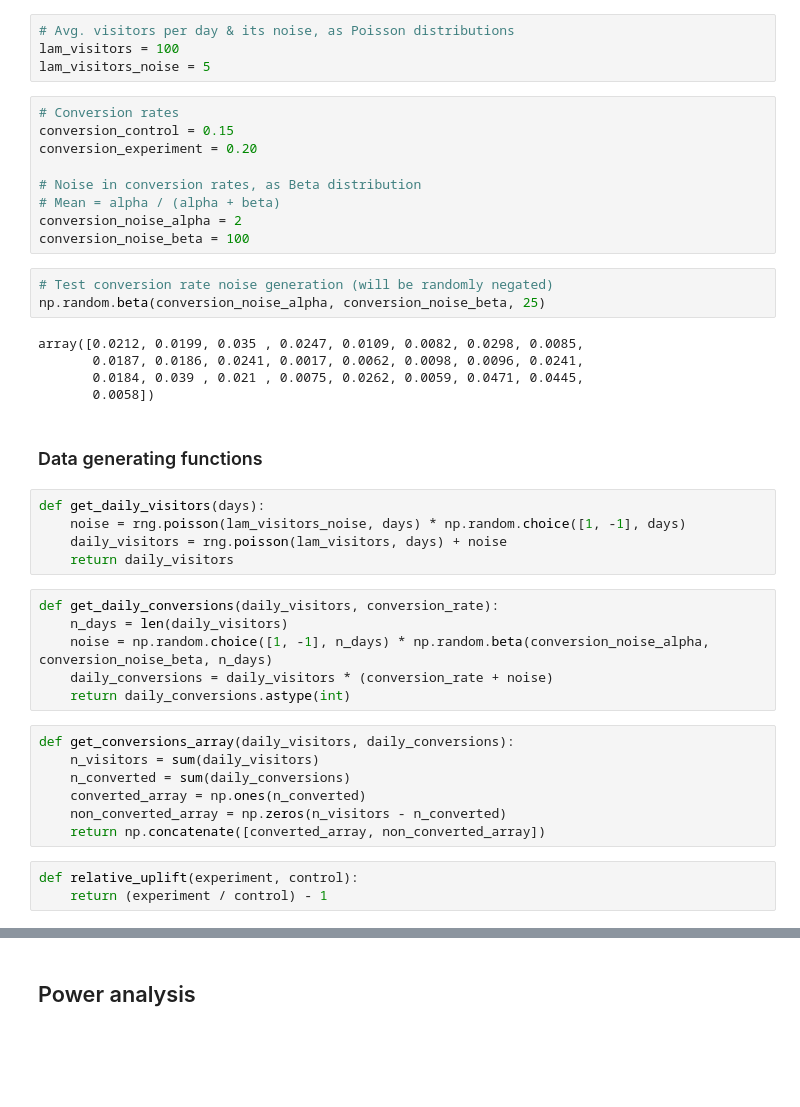
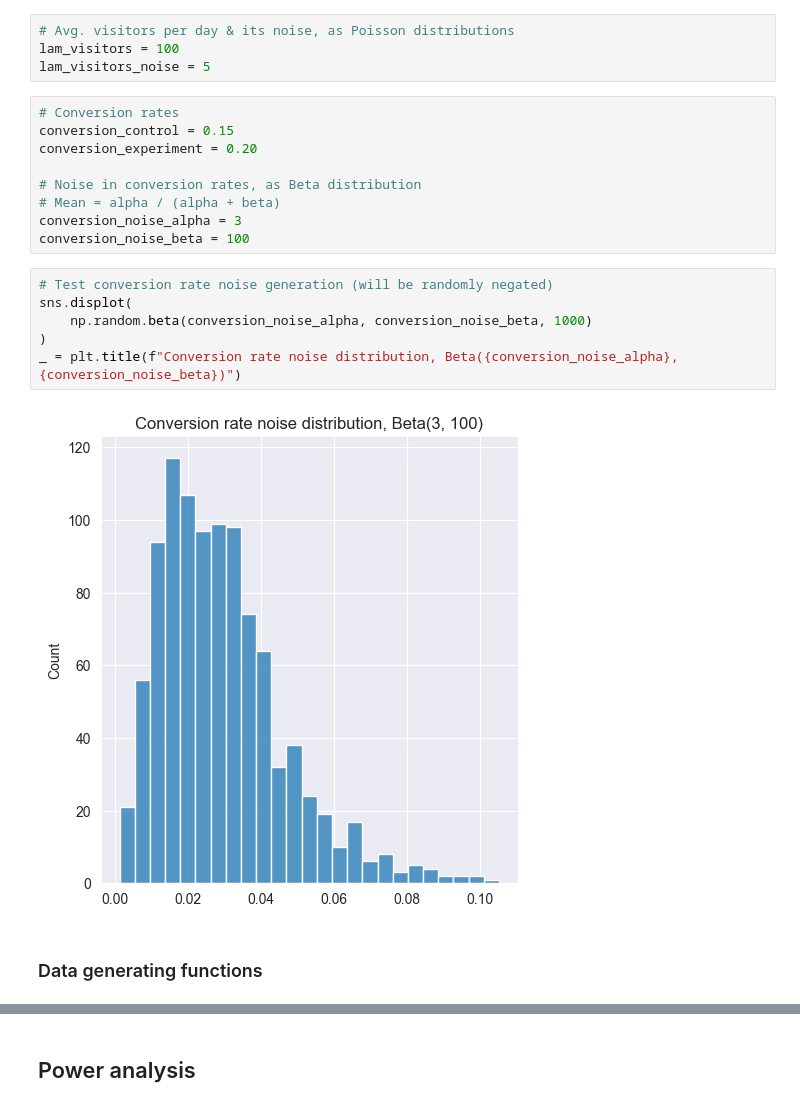
Before and after one commit to AhmetZamanis/BayesianModelingExperiments, a Jupyter notebook: a-b-testing/uplift-frequentist.ipynb, the cells around one changed output, grey strips where cells are left out. Saved outputs shown, nothing was run; the diff lists cells and outputs as text; blank space fills up the shorter version.

```diff
--- a/a-b-testing/uplift-frequentist.ipynb
+++ b/a-b-testing/uplift-frequentist.ipynb
@@ -36,39 +37,18 @@ conversion_experiment = 0.20
 
 # Noise in conversion rates, as Beta distribution
 # Mean = alpha / (alpha + beta)
-conversion_noise_alpha = 2
+conversion_noise_alpha = 3
 conversion_noise_beta = 100
 # %%
 # Test conversion rate noise generation (will be randomly negated)
-np.random.beta(conversion_noise_alpha, conversion_noise_beta, 25)
+sns.displot(
+    np.random.beta(conversion_noise_alpha, conversion_noise_beta, 1000)
+)
+_ = plt.title(f"Conversion rate noise distribution, Beta({conversion_noise_alpha}, {conversion_noise_beta})")
 # %% [output]
-array([0.0212, 0.0199, 0.035 , 0.0247, 0.0109, 0.0082, 0.0298, 0.0085,
-       0.0187, 0.0186, 0.0241, 0.0017, 0.0062, 0.0098, 0.0096, 0.0241,
-       0.0184, 0.039 , 0.021 , 0.0075, 0.0262, 0.0059, 0.0471, 0.0445,
-       0.0058])
+[figure, added]
 # %% [markdown]
 ### Data generating functions
-# %%
-def get_daily_visitors(days):
-    noise = rng.poisson(lam_visitors_noise, days) * np.random.choice([1, -1], days)
-    daily_visitors = rng.poisson(lam_visitors, days) + noise
-    return daily_visitors
-# %%
-def get_daily_conversions(daily_visitors, conversion_rate):
-    n_days = len(daily_visitors)
-    noise = np.random.choice([1, -1], n_days) * np.random.beta(conversion_noise_alpha, conversion_noise_beta, n_days)
-    daily_conversions = daily_visitors * (conversion_rate + noise)
-    return daily_conversions.astype(int)
-# %%
-def get_conversions_array(daily_visitors, daily_conversions):
-    n_visitors = sum(daily_visitors)
-    n_converted = sum(daily_conversions)
-    converted_array = np.ones(n_converted)
-    non_converted_array = np.zeros(n_visitors - n_converted)
-    return np.concatenate([converted_array, non_converted_array])
-# %%
-def relative_uplift(experiment, control):
-    return (experiment / control) - 1
 # %%
 # Test daily visitors generation
 n_test_days = 5
```
Also changed, not shown: parts of 20 cells of this notebook, 2 other files.
